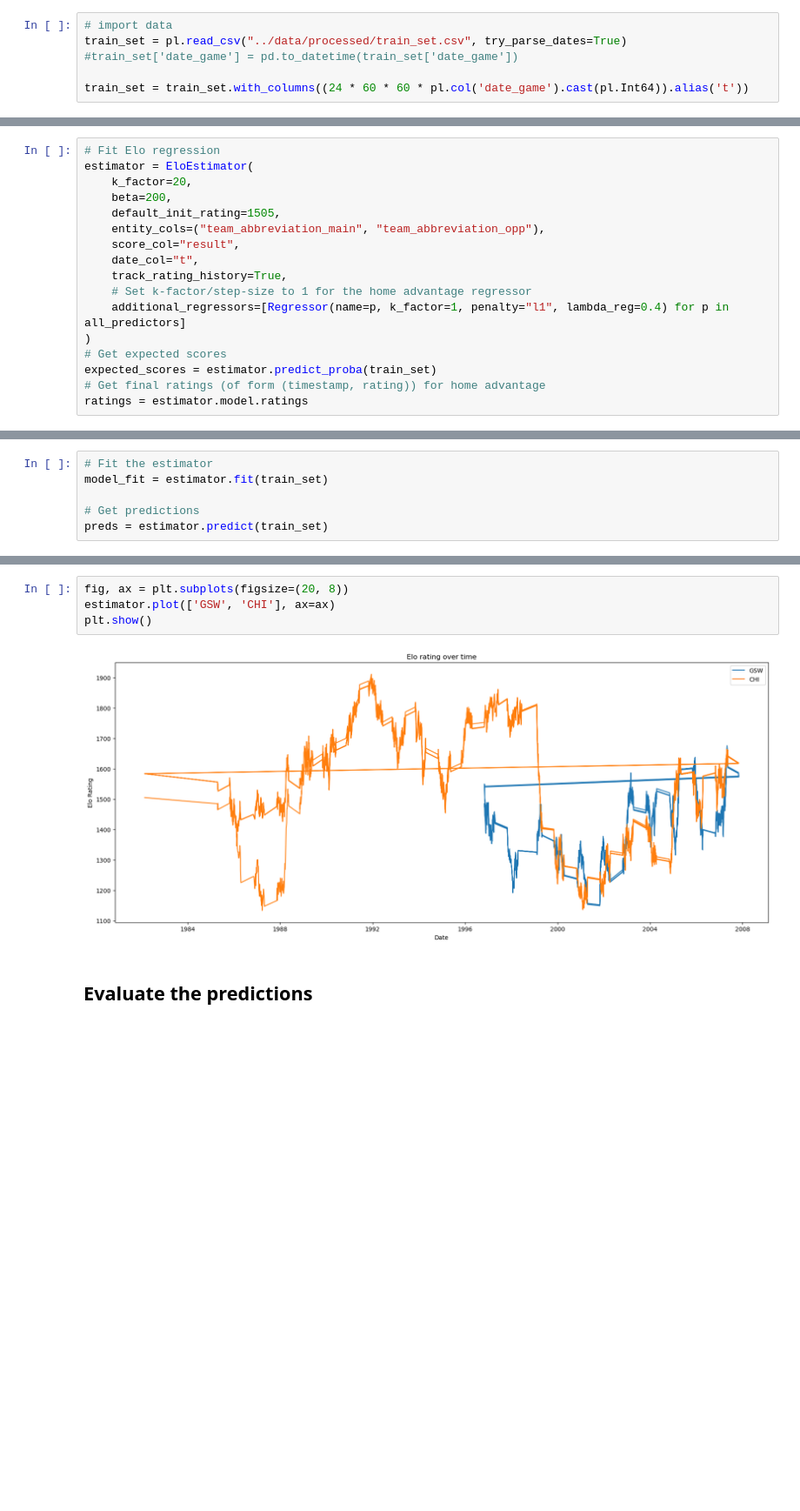
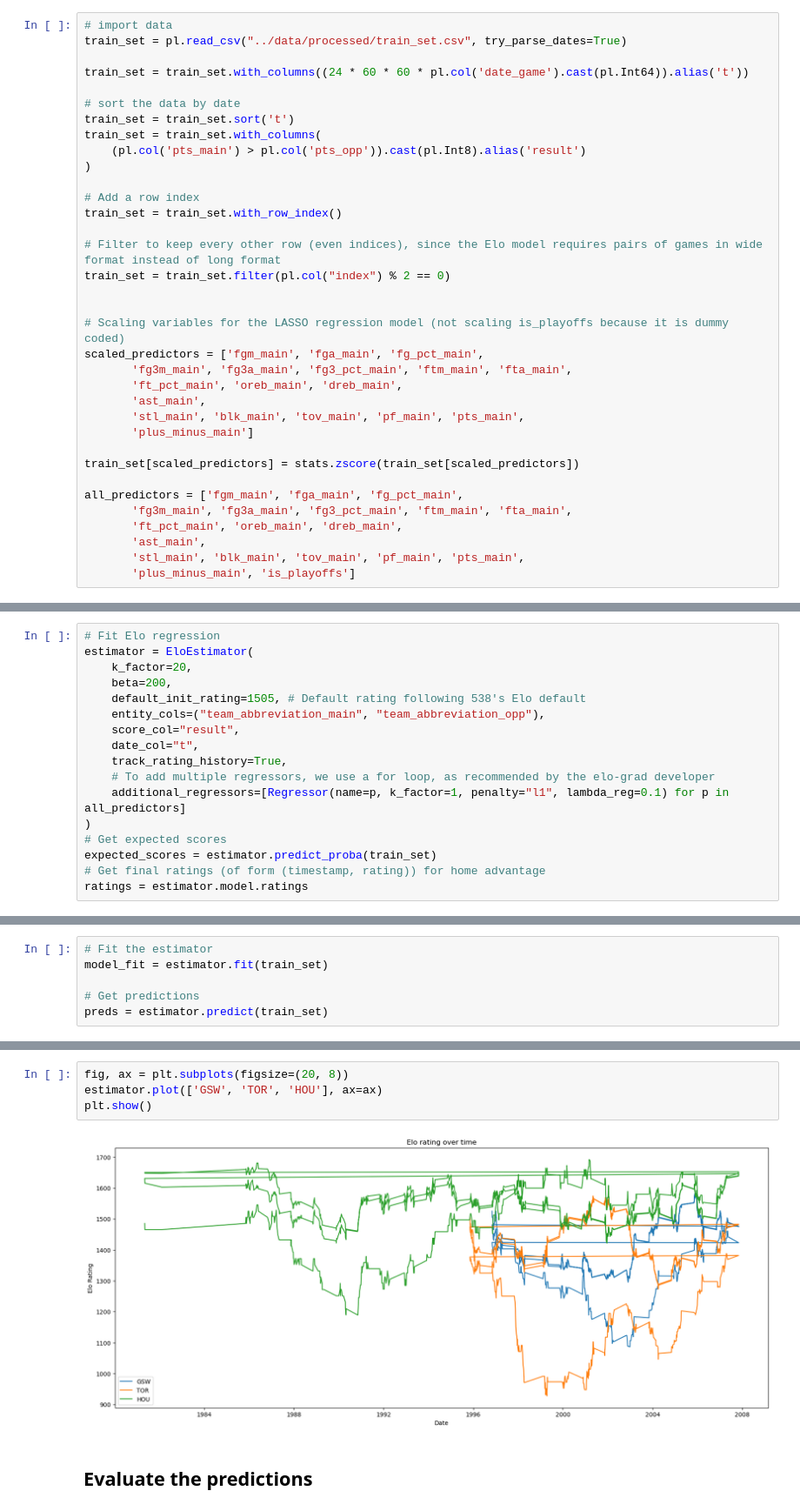
Before and after one commit to blam3/summer-2025-elo-for-nba, a Jupyter notebook: notebooks/10_elo_regression.ipynb, the cells around one changed output, grey strips where cells are left out. Shown: that part at 87% size. Drawn from its saved outputs; the diff is of its cells as text; blank space fills up the shorter version.

Commit message:
Elo regression updates

```diff
--- a/notebooks/10_elo_regression.ipynb
+++ b/notebooks/10_elo_regression.ipynb
@@ -52,6 +53,35 @@ def evaluate_model(y_true, y_pred):
 # %%
 # import data
 train_set = pl.read_csv("../data/processed/train_set.csv", try_parse_dates=True)
-#train_set['date_game'] = pd.to_datetime(train_set['date_game'])
 
 train_set = train_set.with_columns((24 * 60 * 60 * pl.col('date_game').cast(pl.Int64)).alias('t'))
+
+# sort the data by date
+train_set = train_set.sort('t')
+train_set = train_set.with_columns(
+    (pl.col('pts_main') > pl.col('pts_opp')).cast(pl.Int8).alias('result')
+)
+
+# Add a row index
+train_set = train_set.with_row_index()
+
+# Filter to keep every other row (even indices), since the Elo model requires pairs of games in wide format instead of long format
+train_set = train_set.filter(pl.col("index") % 2 == 0)
+
+
+# Scaling variables for the LASSO regression model (not scaling is_playoffs because it is dummy coded)
+scaled_predictors = ['fgm_main', 'fga_main', 'fg_pct_main',
+       'fg3m_main', 'fg3a_main', 'fg3_pct_main', 'ftm_main', 'fta_main',
+       'ft_pct_main', 'oreb_main', 'dreb_main',
+       'ast_main',
+       'stl_main', 'blk_main', 'tov_main', 'pf_main', 'pts_main',
+       'plus_minus_main']
+
+train_set[scaled_predictors] = stats.zscore(train_set[scaled_predictors])
+
+all_predictors = ['fgm_main', 'fga_main', 'fg_pct_main',
+       'fg3m_main', 'fg3a_main', 'fg3_pct_main', 'ftm_main', 'fta_main',
+       'ft_pct_main', 'oreb_main', 'dreb_main',
+       'ast_main',
+       'stl_main', 'blk_main', 'tov_main', 'pf_main', 'pts_main',
+       'plus_minus_main', 'is_playoffs']
@@ -94,13 +101,13 @@ all_predictors = ['fgm_main', 'fga_main', 'fg_pct_main',
 estimator = EloEstimator(
     k_factor=20,
     beta=200,
-    default_init_rating=1505,
+    default_init_rating=1505, # Default rating following 538's Elo default
     entity_cols=("team_abbreviation_main", "team_abbreviation_opp"),
     score_col="result",
     date_col="t",
     track_rating_history=True,
-    # Set k-factor/step-size to 1 for the home advantage regressor
-    additional_regressors=[Regressor(name=p, k_factor=1, penalty="l1", lambda_reg=0.4) for p in all_predictors]
+    # To add multiple regressors, we use a for loop, as recommended by the elo-grad developer
+    additional_regressors=[Regressor(name=p, k_factor=1, penalty="l1", lambda_reg=0.1) for p in all_predictors]
 )
 # Get expected scores
 expected_scores = estimator.predict_proba(train_set)
@@ -130,9 +137,9 @@ sorted(estimator.model.ratings.items(), key=lambda item: item[1][1], reverse=Tru
 # %%
 fig, ax = plt.subplots(figsize=(20, 8))
-estimator.plot(['GSW', 'CHI'], ax=ax)
+estimator.plot(['GSW', 'TOR', 'HOU'], ax=ax)
 plt.show()
 # %% [output]
-[figure, old version]
+[figure, new version]
 # %% [markdown]
 ## Evaluate the predictions
 # %%
```
Also changed, not shown: parts of 21 cells of this notebook.
